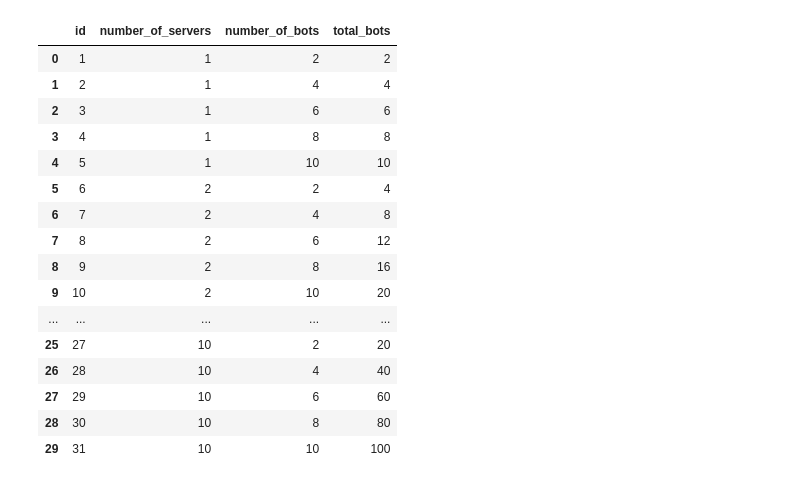
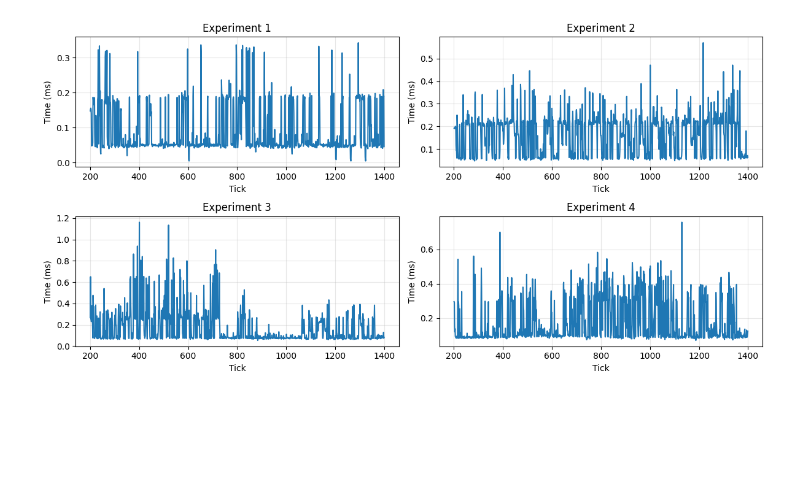
Before and after one commit to GDX64/rust-game, a Jupyter notebook: benchmarks/main.ipynb, the cells around one changed output. Drawn from its saved outputs; the diff is of its cells as text; code cells hidden in the pictures; blank space fills up the shorter version.

```diff
--- a/benchmarks/main.ipynb
+++ b/benchmarks/main.ipynb
@@ -94,22 +34,4 @@ def plot_all(max_frames = 999999999):
 experiments_info = statement_to_df(f"""
                 select id, number_of_servers, number_of_bots, number_of_servers * number_of_bots as total_bots from experiments
                 """)
-experiments_info
+experiments_info.set_index('id', inplace=True)
-# %% [output]
-|  | id | number_of_servers | number_of_bots | total_bots |
-| 0 | 1 | 1 | 2 | 2 |
-| 1 | 2 | 1 | 4 | 4 |
-| 2 | 3 | 1 | 6 | 6 |
-| 3 | 4 | 1 | 8 | 8 |
-| 4 | 5 | 1 | 10 | 10 |
-| 5 | 6 | 2 | 2 | 4 |
-| 6 | 7 | 2 | 4 | 8 |
-| 7 | 8 | 2 | 6 | 12 |
-| 8 | 9 | 2 | 8 | 16 |
-| 9 | 10 | 2 | 10 | 20 |
-| ... | ... | ... | ... | ... |
-| 25 | 27 | 10 | 2 | 20 |
-| 26 | 28 | 10 | 4 | 40 |
-| 27 | 29 | 10 | 6 | 60 |
-| 28 | 30 | 10 | 8 | 80 |
-| 29 | 31 | 10 | 10 | 100 |
@@ -115,0 +61,28 @@ experiments_info
+# %%
+n_experiments = 4
+
+# Calculate grid dimensions (e.g., 3 columns)
+n_cols = 2
+n_rows = int(np.ceil(n_experiments / n_cols))
+
+fig, axes = plt.subplots(n_rows, n_cols, figsize=(12, n_rows*3))
+axes = axes.flatten()  # Flatten to 1D array for easy indexing
+
+for i, (experiment_id, group) in enumerate(grouped):
+    if i >= n_experiments:
+        break
+    axes[i].plot(group['x'], group['y'])
+    axes[i].set_title(f'Experiment {experiment_id}')
+    axes[i].set_xlabel('Tick')
+    axes[i].set_ylabel('Time (ms)')
+    axes[i].grid(True, alpha=0.3)
+
+# Hide unused subplots
+for j in range(i+1, len(axes)):
+    axes[j].axis('off')
+
+plt.tight_layout()
+plt.savefig('./assets/experiment_ticks.jpg')
+plt.show()
+# %% [output]
+[figure, added]
```
Also changed, not shown: parts of 10 cells of this notebook, 10 other files.
